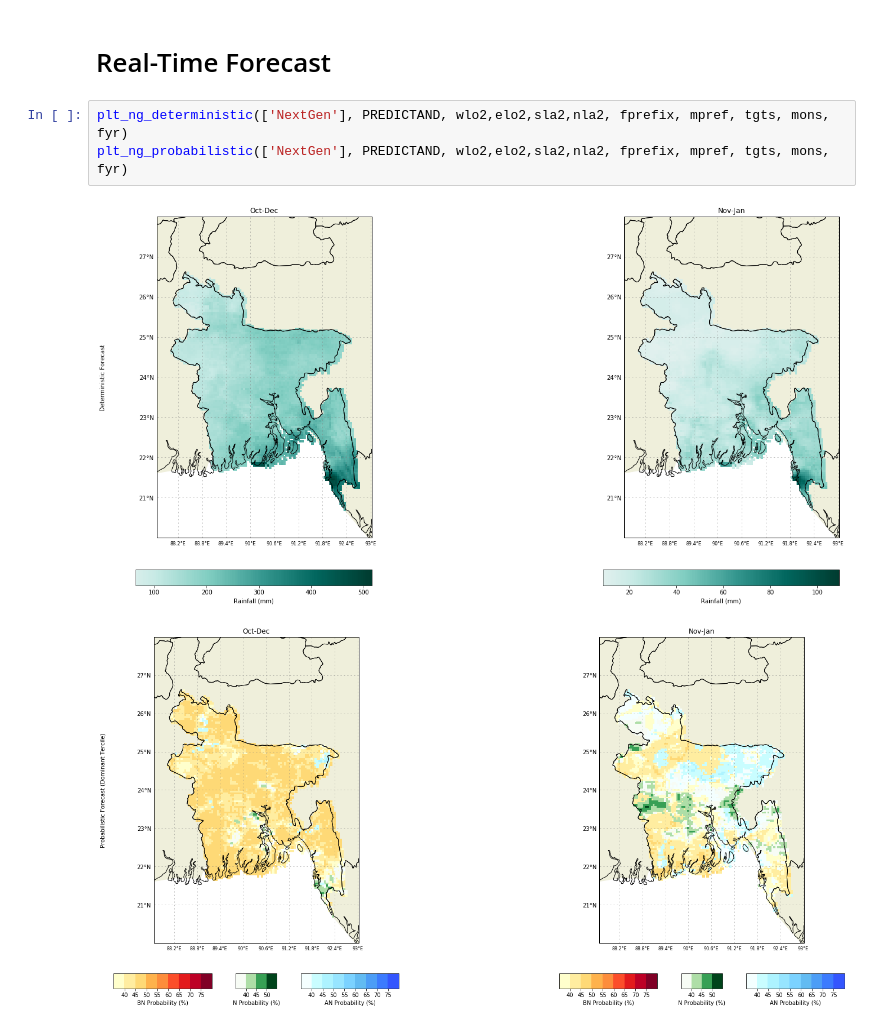
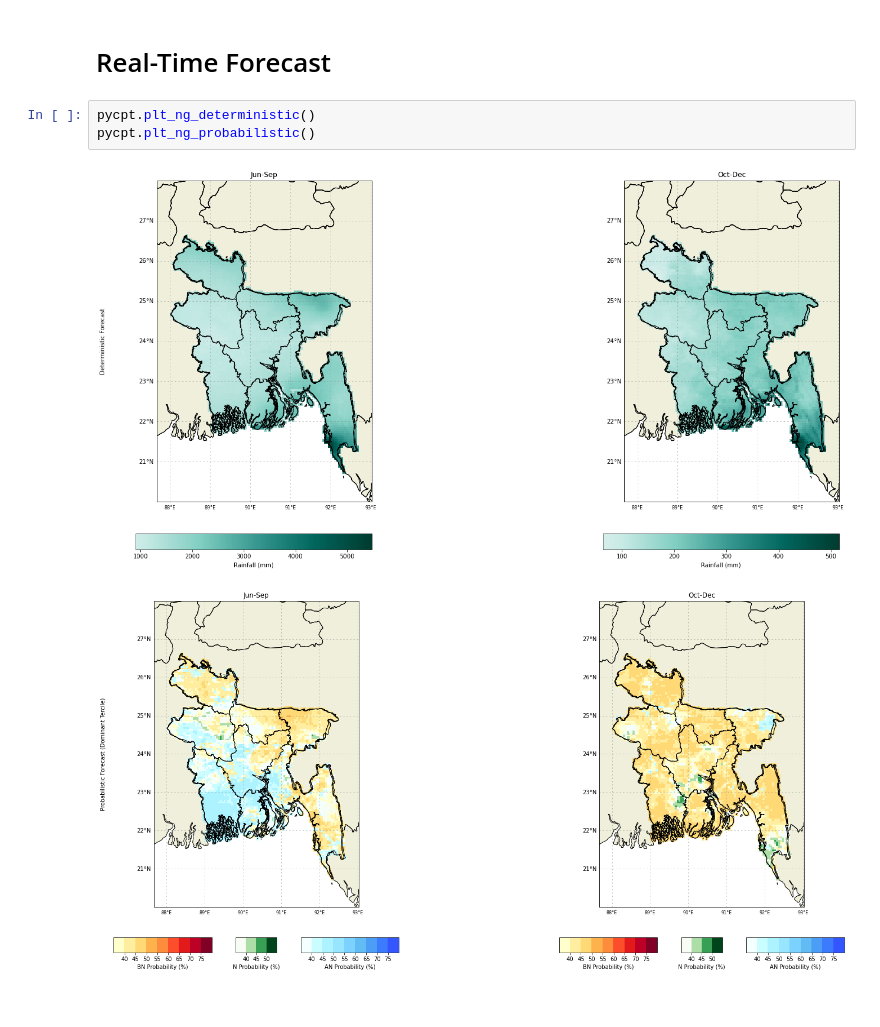
Before and after one commit to nachiketaacharya/PyCPT_Seasonal, a Jupyter notebook: pycpt_seasonal.ipynb, the cells around one changed output. Cells and saved outputs as stored; diff of their text form.

```diff
--- a/pycpt_seasonal.ipynb
+++ b/pycpt_seasonal.ipynb
@@ -232,9 +242,9 @@ Pearson
 # %% [markdown]
 # Real-Time Forecast
-# %%
-plt_ng_deterministic(['NextGen'], PREDICTAND, wlo2,elo2,sla2,nla2, fprefix, mpref, tgts, mons, fyr)
-plt_ng_probabilistic(['NextGen'], PREDICTAND, wlo2,elo2,sla2,nla2, fprefix, mpref, tgts, mons, fyr)
-# %% [output]
-[figure, removed]
-[figure, removed]
+# %%
+pycpt.plt_ng_deterministic()
+pycpt.plt_ng_probabilistic()
+# %% [output]
+[figure, added]
+[figure, added]
 # %%
```
Also changed, not shown: parts of 9 cells of this notebook, 1 other file.
